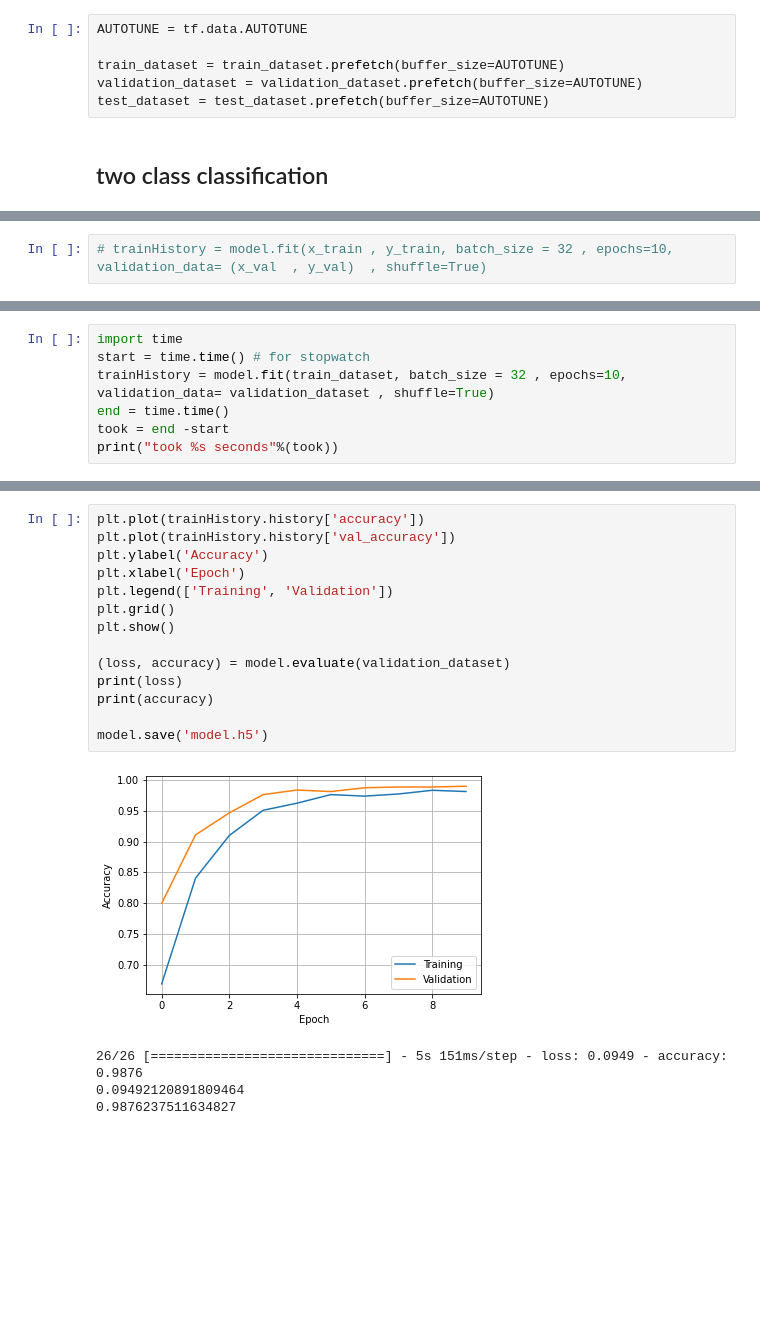
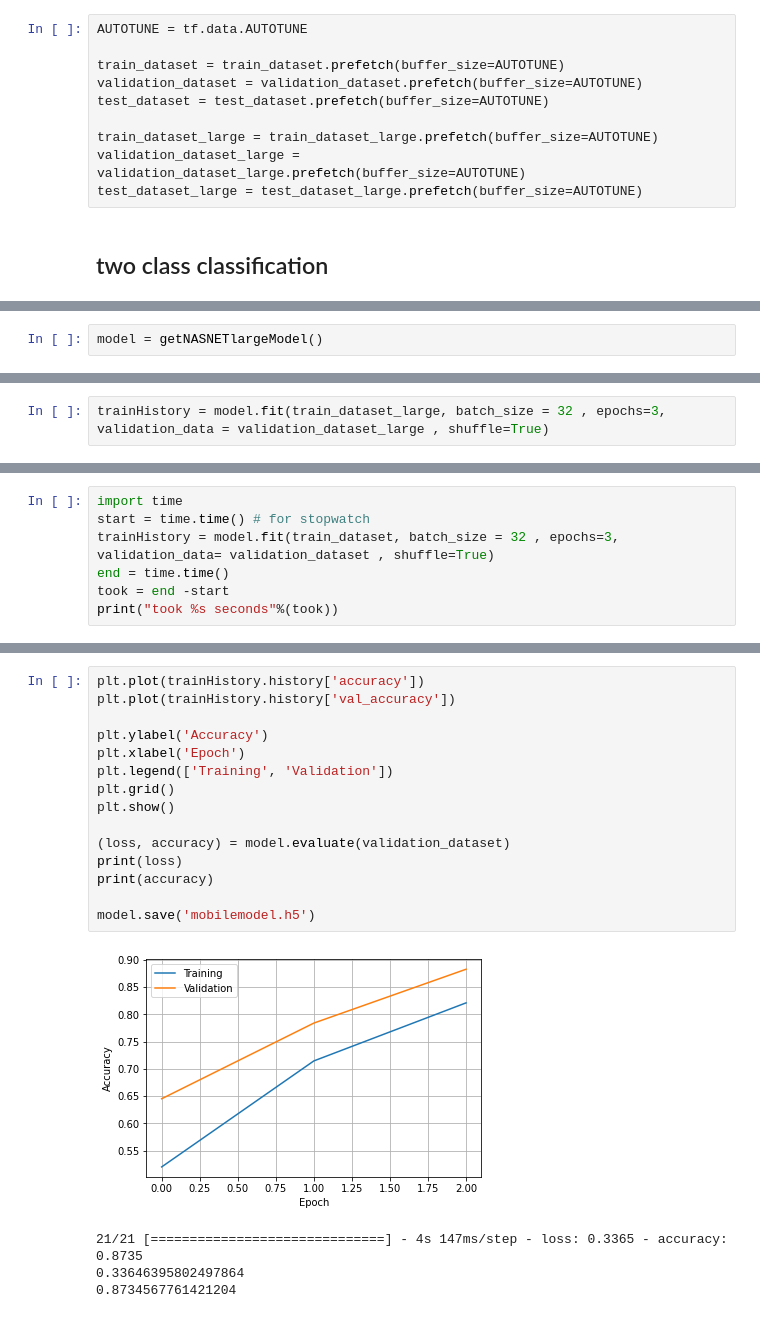
Before and after one commit to Nadiam75/DeepLearning_HW_2, a Jupyter notebook: transferLearning.ipynb, the cells around one changed output, grey strips where cells are left out. Drawn from its saved outputs; the diff is of its cells as text; blank space fills up the shorter version.

```diff
--- a/transferLearning.ipynb
+++ b/transferLearning.ipynb
@@ -298,5 +316,9 @@ AUTOTUNE = tf.data.AUTOTUNE
 train_dataset = train_dataset.prefetch(buffer_size=AUTOTUNE)
 validation_dataset = validation_dataset.prefetch(buffer_size=AUTOTUNE)
 test_dataset = test_dataset.prefetch(buffer_size=AUTOTUNE)
+
+train_dataset_large = train_dataset_large.prefetch(buffer_size=AUTOTUNE)
+validation_dataset_large = validation_dataset_large.prefetch(buffer_size=AUTOTUNE)
+test_dataset_large = test_dataset_large.prefetch(buffer_size=AUTOTUNE)
 # %% [markdown]
 ## two class classification
@@ -329,0 +339,2 @@ def getNASNETlargeModel():
+# %%
+model = getNASNETlargeModel()
@@ -330,2 +359,2 @@ def getNASNETlargeModel():
 # %%
-# trainHistory = model.fit(x_train , y_train, batch_size = 32 , epochs=10,  validation_data= (x_val  , y_val)  , shuffle=True)
+trainHistory = model.fit(train_dataset_large, batch_size = 32 , epochs=3,  validation_data = validation_dataset_large , shuffle=True)
@@ -372,7 +436,7 @@ _________________________________________________________________
 # %%
 import time
 start = time.time() # for stopwatch
-trainHistory = model.fit(train_dataset, batch_size = 32 , epochs=10,  validation_data= validation_dataset , shuffle=True)
+trainHistory = model.fit(train_dataset, batch_size = 32 , epochs=3,  validation_data= validation_dataset , shuffle=True)
 end = time.time()
 took = end -start
 print("took %s seconds"%(took))
@@ -400,19 +451,20 @@ Epoch 10/10
 # %%
 plt.plot(trainHistory.history['accuracy'])
 plt.plot(trainHistory.history['val_accuracy'])
+
 plt.ylabel('Accuracy')
 plt.xlabel('Epoch')
 plt.legend(['Training', 'Validation'])
 plt.grid()
 plt.show()
 
 (loss, accuracy) = model.evaluate(validation_dataset)
 print(loss)
 print(accuracy)
 
-model.save('model.h5')
+model.save('mobilemodel.h5')
 # %% [output]
-[figure, old version]
+[figure, new version]
-26/26 [==============================] - 5s 151ms/step - loss: 0.0949 - accuracy: 0.9876
-0.09492120891809464
-0.9876237511634827
+21/21 [==============================] - 4s 147ms/step - loss: 0.3365 - accuracy: 0.8735
+0.33646395802497864
+0.8734567761421204
```
Also changed, not shown: parts of 17 cells of this notebook.
